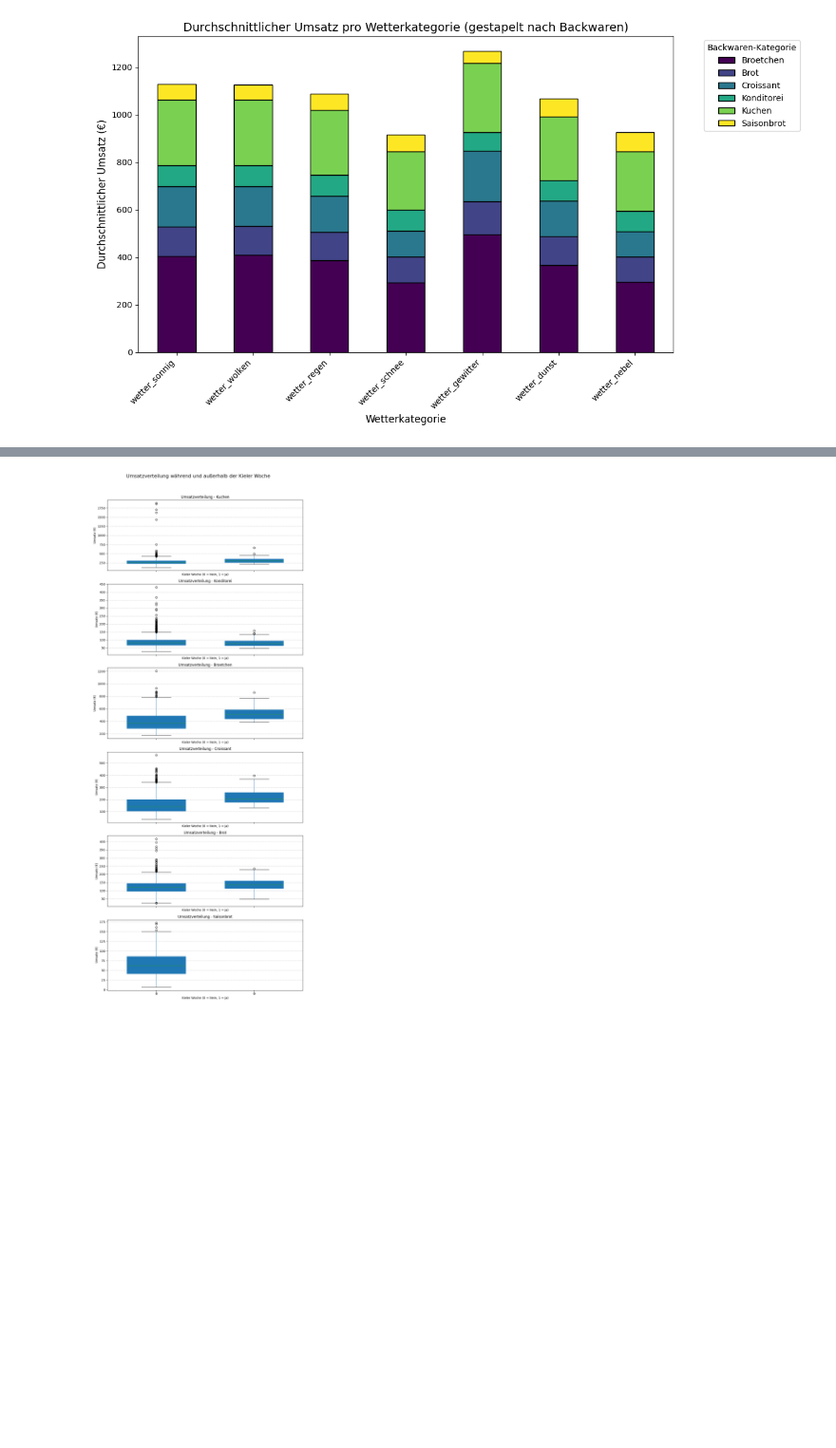
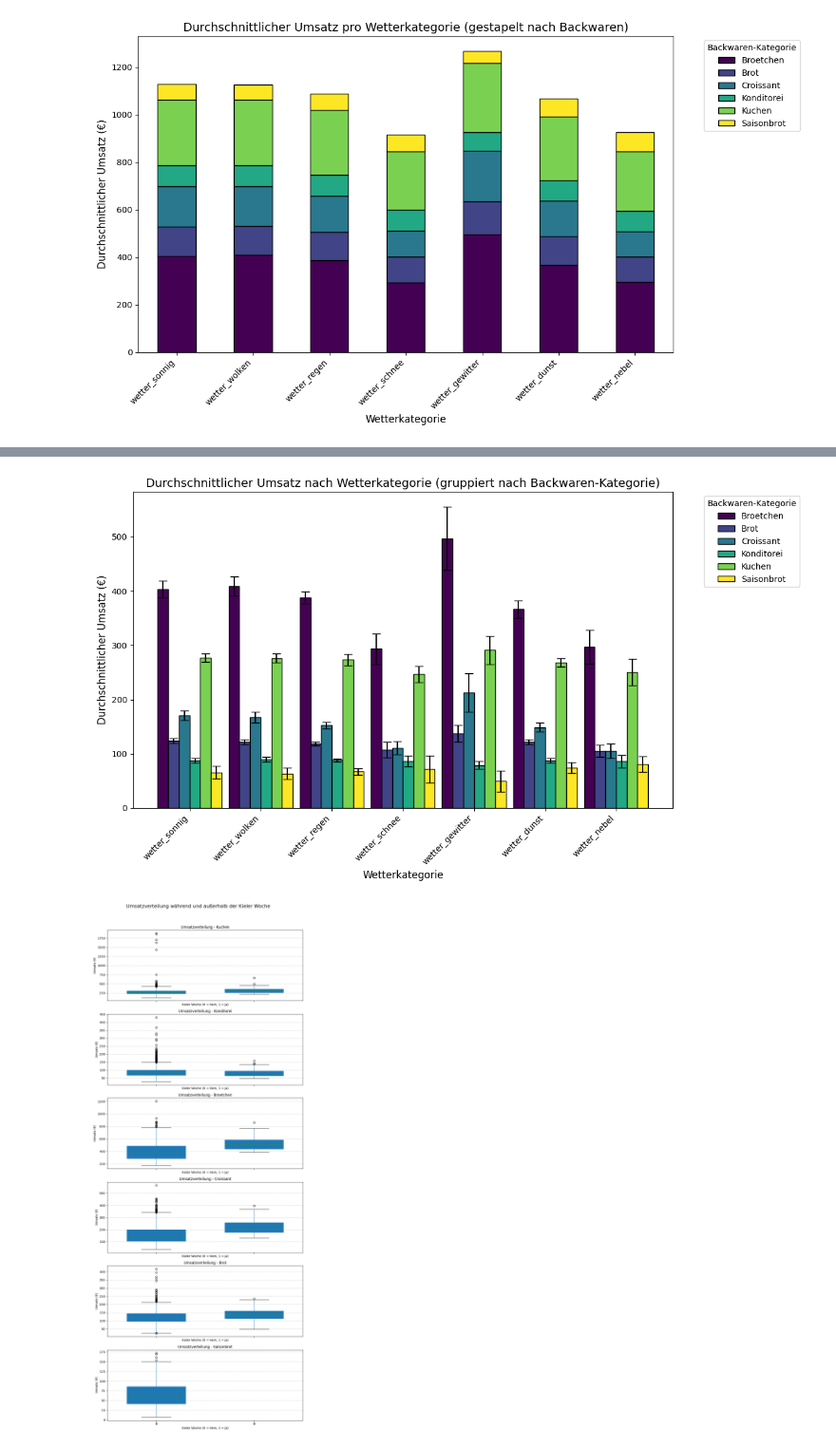
Before and after one commit to Heidikowski/Bakery-Project, a Jupyter notebook: 0_DataPreparation/Code/grafiken_umsatz.ipynb, the cells around one changed output, grey strips where cells are left out. Shown at 95% size. Saved outputs shown, nothing was run; the diff lists cells and outputs as text; code cells hidden in the pictures; blank space fills up the shorter version.

```diff
--- a/0_DataPreparation/Code/grafiken_umsatz.ipynb
+++ b/0_DataPreparation/Code/grafiken_umsatz.ipynb
@@ -226,3 +211,79 @@ plt.show()
+# %%
+#Umsatz nach Wetterkategorie mit Konfidenzintervall
+
+import pandas as pd
+import matplotlib.pyplot as plt
+import numpy as np
+
+# Daten einlesen
+umsatz_gesamt = pd.read_csv('/workspaces/Bakery-Project/0_DataPreparation/Data/umsatz_gesamt.csv', sep=',')
+
+# Wetterkategorien auswählen (Spalten, die mit "wetter_" beginnen)
+wetterkategorien = [col for col in umsatz_gesamt.columns if col.startswith('wetter_')]
+
+# Vorbereitung der Daten: Durchschnitt und Standardfehler für jede Wetterkategorie und Backwaren-Kategorie
+umsatz_stats = pd.DataFrame()
+
+for wetter in wetterkategorien:
+    # Filter für Zeilen, bei denen das Wetter zutrifft
+    gefiltert = umsatz_gesamt[umsatz_gesamt[wetter] == 1]
+
+    # Durchschnitt und Standardfehler je Backwaren-Kategorie berechnen
+    stats = gefiltert.groupby('Kategorie')['Umsatz'].agg(['mean', 'sem'])
+    stats['Wetterkategorie'] = wetter  # Wetterkategorie hinzufügen
+    umsatz_stats = pd.concat([umsatz_stats, stats])  # Zusammenführen
+
+# Reset Index für einfache Verarbeitung
+umsatz_stats.reset_index(inplace=True)
+
+# Wetterkategorien und Backwaren-Kategorien extrahieren
+wetter_kategorien = umsatz_stats['Wetterkategorie'].unique()
+backwaren_kategorien = umsatz_stats['Kategorie'].unique()
+
+# Gruppierte Balken vorbereiten
+x = np.arange(len(wetter_kategorien))  # Positionen der Wetterkategorien
+breite = 0.15  # Breite der Balken
+
+# Subplot erstellen
+fig, ax = plt.subplots(figsize=(12, 7))
+
+# Farbpalette verwenden
+farben = plt.cm.viridis(np.linspace(0, 1, len(backwaren_kategorien)))
+
+# Balken zeichnen
+for i, backware in enumerate(backwaren_kategorien):
+    # Daten für die jeweilige Backwaren-Kategorie
+    backware_data = umsatz_stats[umsatz_stats['Kategorie'] == backware]
+    mittelwerte = backware_data['mean']
+    fehler = backware_data['sem'] * 1.96  # 95%-Konfidenzintervall
+
+    # Balken hinzufügen
+    ax.bar(
+        x + i * breite,  # Verschieben der Balkenposition
+        mittelwerte,
+        width=breite,
+        label=backware,
+        yerr=fehler,  # Fehlerbalken
+        capsize=5,  # Endlinien der Fehlerbalken
+        color=farben[i],  # Farben aus der Farbpalette
+        edgecolor='black'  # Balkenumrandung
+    )
+
+# Achsen und Titel anpassen
+ax.set_xticks(x + (len(backwaren_kategorien) - 1) * breite / 2)  # Mittige Positionierung der Wetterkategorien
+ax.set_xticklabels(wetter_kategorien, rotation=45, ha='right')
+ax.set_title('Durchschnittlicher Umsatz nach Wetterkategorie (gruppiert nach Backwaren-Kategorie)', fontsize=14)
+ax.set_xlabel('Wetterkategorie', fontsize=12)
+ax.set_ylabel('Durchschnittlicher Umsatz (€)', fontsize=12)
+
+# Legende hinzufügen
+ax.legend(title='Backwaren-Kategorie', bbox_to_anchor=(1.05, 1), loc='upper left')
+
+# Layout optimieren und Diagramm anzeigen
+plt.tight_layout()
+plt.show()
+# %% [output]
+[figure, added]
 # %%
 #Boxplots mit durchschn. Umsatzwerten für jede Backwaren-Kategorie, während und außerhalb Kieler Woche
 
```
Also changed, not shown: parts of 4 cells of this notebook, 1 other file.
